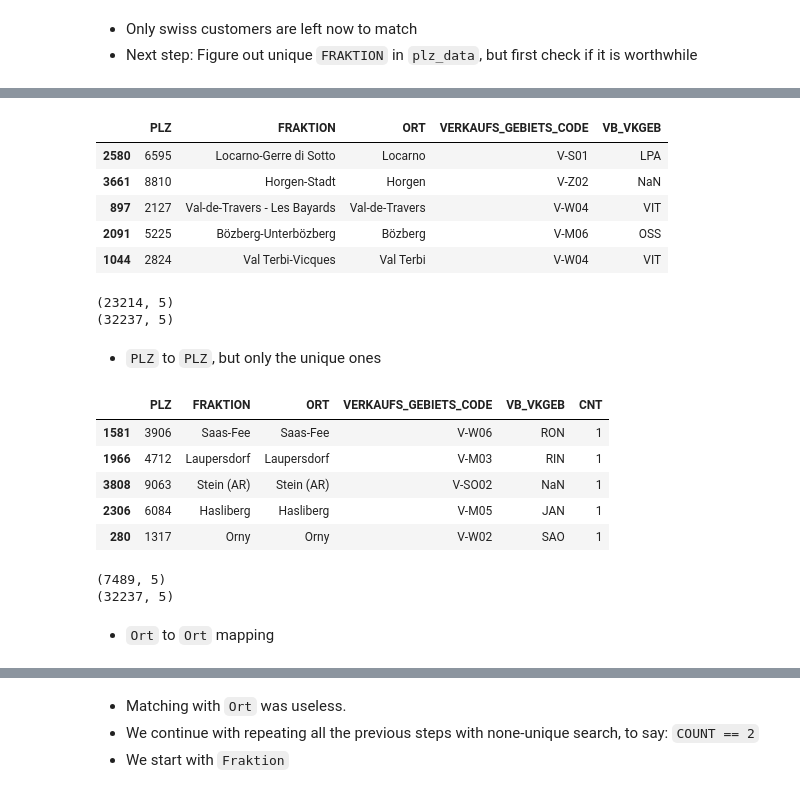
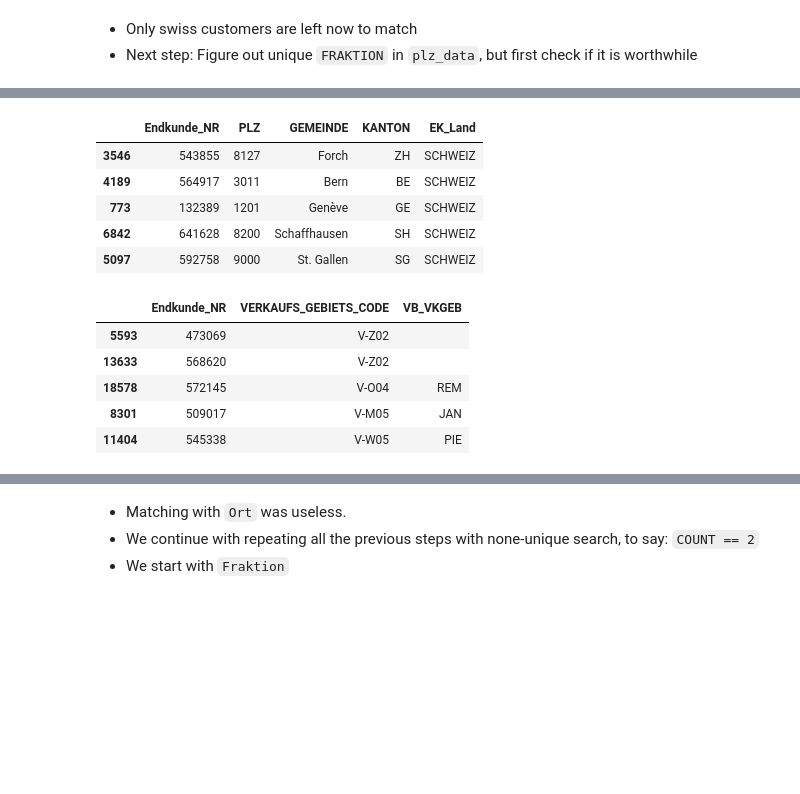
Before and after one commit to apgsga-stc/PredictiveAnalyticsPython, a Jupyter notebook: vkprog_analyse/scribbles.ipynb, the cells around one changed output, grey strips where cells are left out. Cells and saved outputs as stored; diff of their text form; code cells hidden in the pictures; blank space fills up the shorter version.

Commit message:
in the middle auf automatisation of mapping: endkunde-verkaufsgebiete

```diff
--- a/vkprog_analyse/scribbles.ipynb
+++ b/vkprog_analyse/scribbles.ipynb
@@ -132,8 +94,29 @@ desc_col(cust_current)
 # %%
-row_select = cust_current.loc[:,"EK_Land"] != "SCHWEIZ"
+## International customers get mapped to MAT, INTERNATIONAL
+
+# find the internationl customers
+row_select = (cust_current.loc[:,"EK_Land"] != "SCHWEIZ")
 cust_matched_international = cust_current.loc[row_select,:]
+
+# map international customers to (MAT, INTERNATIONAL)
 cust_matched_international.loc[:,"VERKAUFS_GEBIETS_CODE"] = "INTERNATIONAL"
 cust_matched_international.loc[:,"VB_VKGEB"] = "MAT"
+
+# matched, cleanup
 col_list = """Endkunde_NR VERKAUFS_GEBIETS_CODE VB_VKGEB""".split()
-cust_matched_international = cust_matched_international.loc[:,col_list].copy()
+cust_matched = cust_matched_international.loc[:,col_list].copy()
+
+# unmatched, cleanup
+row_select = (pd.merge(cust_current,
+                      cust_matched_international,
+                      on="Endkunde_NR",
+                      how="left")
+              .loc[:,"VERKAUFS_GEBIETS_CODE"]
+              .isna()
+             )
+cust_unmatched = cust_current.loc[row_select,:]
+
+print("cust_matched_international:", cust_matched.shape)
+print("            cust_unmatched:", cust_unmatched.shape)
+print("              cust_current:", cust_current.shape)
 # %% [output]
@@ -177,0 +126,7 @@ cust_current.shape
+# %%
+def plz_data_olap_counter(column):
+    agg_counter = (plz_data.groupby(column)
+                        .agg({"VERKAUFS_GEBIETS_CODE": "count"})
+                        .reset_index()
+                        .rename(columns={"VERKAUFS_GEBIETS_CODE": "CNT"})) # COUNT
+    return agg_counter
@@ -178,3 +142,7 @@ cust_current.shape
 # %% [markdown]
 - Only swiss customers are left now to match
 - Next step: Figure out unique ``FRAKTION`` in ``plz_data``, but first check if it is worthwhile
+# %%
+fraktion_cnt = plz_data_olap_counter("FRAKTION")
+plz_cnt      = plz_data_olap_counter("PLZ")
+ort_cnt      = plz_data_olap_counter("ORT")
@@ -181,9 +277,9 @@ cust_current.shape
 # %%
-plz_data.sample(5,random_state=42)
+cust_unmatched.sample(5)
 # %% [output]
-|  | PLZ | FRAKTION | ORT | VERKAUFS_GEBIETS_CODE | VB_VKGEB |
-| 2580 | 6595 | Locarno-Gerre di Sotto | Locarno | V-S01 | LPA |
-| 3661 | 8810 | Horgen-Stadt | Horgen | V-Z02 | NaN |
-| 897 | 2127 | Val-de-Travers - Les Bayards | Val-de-Travers | V-W04 | VIT |
-| 2091 | 5225 | Bözberg-Unterbözberg | Bözberg | V-M06 | OSS |
-| 1044 | 2824 | Val Terbi-Vicques | Val Terbi | V-W04 | VIT |
+|  | Endkunde_NR | PLZ | GEMEINDE | KANTON | EK_Land |
+| 3546 | 543855 | 8127 | Forch | ZH | SCHWEIZ |
+| 4189 | 564917 | 3011 | Bern | BE | SCHWEIZ |
+| 773 | 132389 | 1201 | Genève | GE | SCHWEIZ |
+| 6842 | 641628 | 8200 | Schaffhausen | SH | SCHWEIZ |
+| 5097 | 592758 | 9000 | St. Gallen | SG | SCHWEIZ |
@@ -221,8 +285,0 @@ cust_unmatched        = cust_container_fraktion.loc[row_select,"""Endkunde_NR PL
-# %%
-print(cust_unmatched.shape)
-print(cust_current.shape)
-# %% [output]
-(23214, 5)
-(32237, 5)
-# %% [markdown]
-- ``PLZ`` to ``PLZ``, but only the unique ones
@@ -243,9 +286,9 @@ plz_unique_plz = (pd.merge(plz_data,
 # %%
-plz_unique_plz.sample(5,random_state=42)
+cust_matched.sample(5)
 # %% [output]
-|  | PLZ | FRAKTION | ORT | VERKAUFS_GEBIETS_CODE | VB_VKGEB | CNT |
-| 1581 | 3906 | Saas-Fee | Saas-Fee | V-W06 | RON | 1 |
-| 1966 | 4712 | Laupersdorf | Laupersdorf | V-M03 | RIN | 1 |
-| 3808 | 9063 | Stein (AR) | Stein (AR) | V-SO02 | NaN | 1 |
-| 2306 | 6084 | Hasliberg | Hasliberg | V-M05 | JAN | 1 |
-| 280 | 1317 | Orny | Orny | V-W02 | SAO | 1 |
+|  | Endkunde_NR | VERKAUFS_GEBIETS_CODE | VB_VKGEB |
+| 5593 | 473069 | V-Z02 |  |
+| 13633 | 568620 | V-Z02 |  |
+| 18578 | 572145 | V-O04 | REM |
+| 8301 | 509017 | V-M05 | JAN |
+| 11404 | 545338 | V-W05 | PIE |
@@ -265,8 +294,0 @@ cust_unmatched   = cust_container_plz.loc[row_select,"""Endkunde_NR PLZ GEMEINDE
-# %%
-print(cust_unmatched.shape)
-print(cust_current.shape)
-# %% [output]
-(7489, 5)
-(32237, 5)
-# %% [markdown]
-- ``Ort`` to ``Ort`` mapping
```
Also changed, not shown: parts of 39 cells of this notebook.
